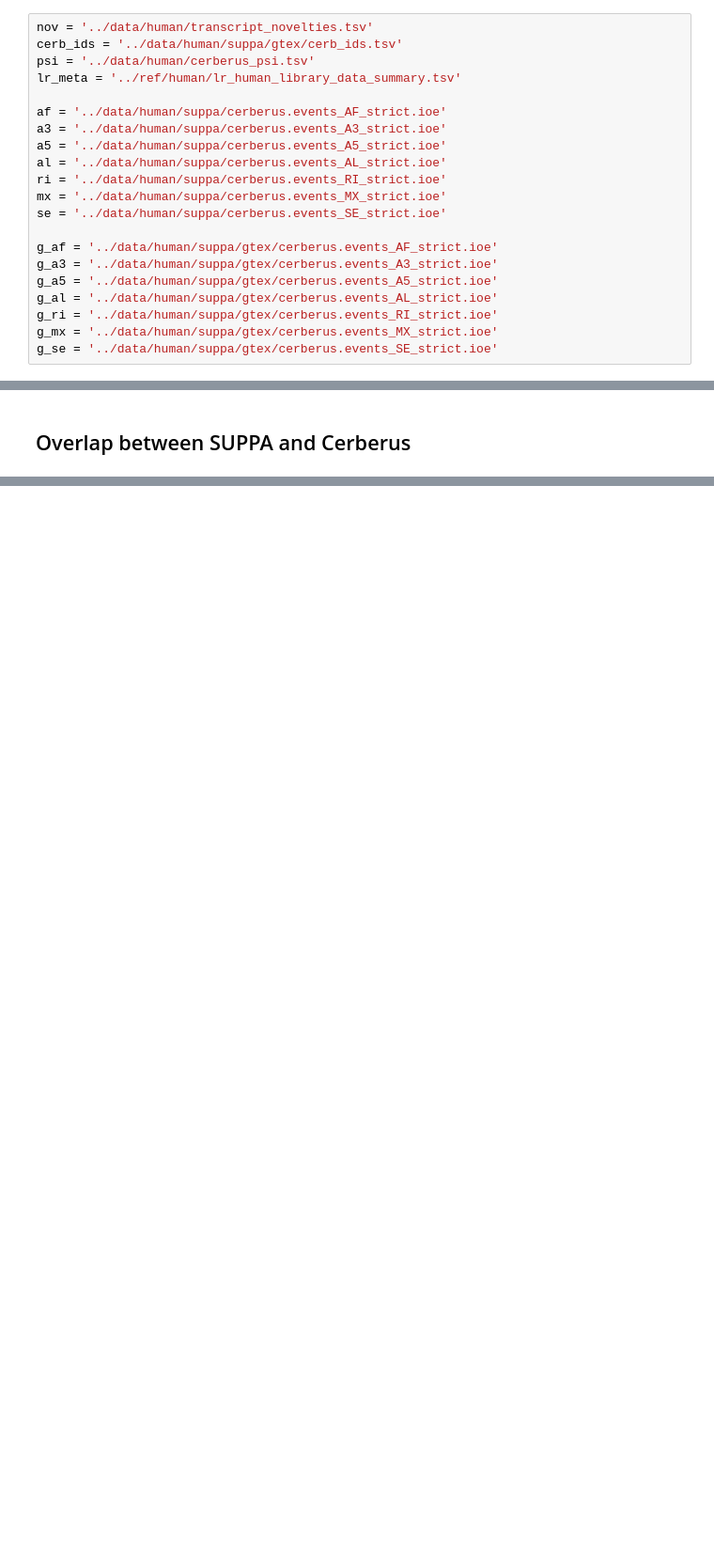
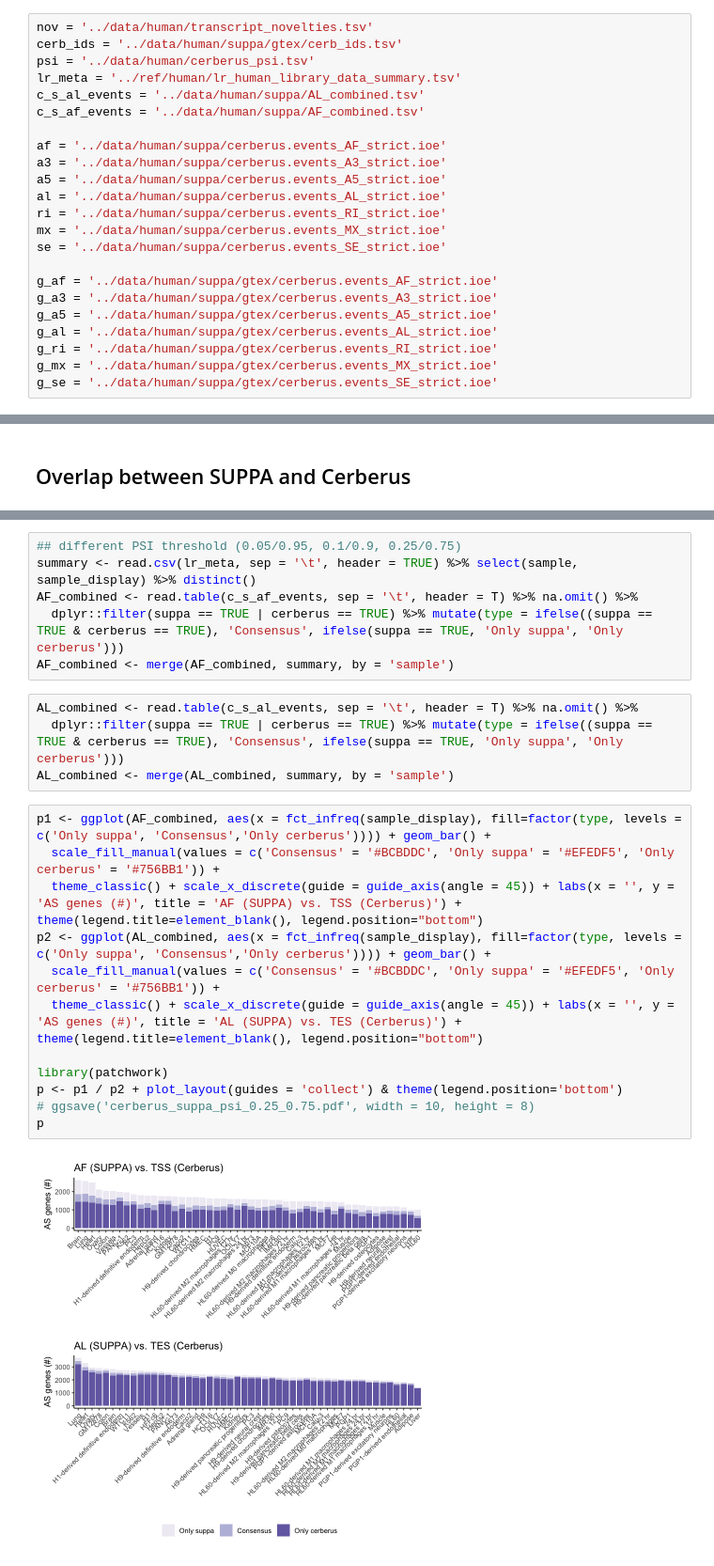
Before and after one commit to fairliereese/paper_rnawg, a Jupyter notebook: figures/figS8/figS8.ipynb, the cells around one changed output, grey strips where cells are left out. Shown at 94% size. Drawn from its saved outputs; the diff is of its cells as text; blank space fills up the shorter version.

```diff
--- a/figures/figS8/figS8.ipynb
+++ b/figures/figS8/figS8.ipynb
@@ -11,6 +23,8 @@ nov = '../data/human/transcript_novelties.tsv'
 cerb_ids = '../data/human/suppa/gtex/cerb_ids.tsv'
 psi = '../data/human/cerberus_psi.tsv'
 lr_meta = '../ref/human/lr_human_library_data_summary.tsv'
+c_s_al_events = '../data/human/suppa/AL_combined.tsv'
+c_s_af_events = '../data/human/suppa/AF_combined.tsv'
 
 af = '../data/human/suppa/cerberus.events_AF_strict.ioe'
 a3 = '../data/human/suppa/cerberus.events_A3_strict.ioe'
@@ -239,0 +265,24 @@ ggsave('sankey_plot.pdf', p, width = 16, height = 8)
+# %%
+## different PSI threshold (0.05/0.95, 0.1/0.9, 0.25/0.75)
+summary <- read.csv(lr_meta, sep = '\t', header = TRUE) %>% select(sample, sample_display) %>% distinct()
+AF_combined <- read.table(c_s_af_events, sep = '\t', header = T) %>% na.omit() %>%
+  dplyr::filter(suppa == TRUE | cerberus == TRUE) %>% mutate(type = ifelse((suppa == TRUE & cerberus == TRUE), 'Consensus', ifelse(suppa == TRUE, 'Only suppa', 'Only cerberus')))
+AF_combined <- merge(AF_combined, summary, by = 'sample')
+# %%
+AL_combined <- read.table(c_s_al_events, sep = '\t', header = T) %>% na.omit() %>%
+  dplyr::filter(suppa == TRUE | cerberus == TRUE) %>% mutate(type = ifelse((suppa == TRUE & cerberus == TRUE), 'Consensus', ifelse(suppa == TRUE, 'Only suppa', 'Only cerberus')))
+AL_combined <- merge(AL_combined, summary, by = 'sample')
+# %%
+p1 <- ggplot(AF_combined, aes(x = fct_infreq(sample_display), fill=factor(type, levels = c('Only suppa', 'Consensus','Only cerberus')))) + geom_bar() +
+  scale_fill_manual(values = c('Consensus' = '#BCBDDC', 'Only suppa' = '#EFEDF5', 'Only cerberus' = '#756BB1')) +
+  theme_classic() + scale_x_discrete(guide = guide_axis(angle = 45)) + labs(x = '', y = 'AS genes (#)', title = 'AF (SUPPA) vs. TSS (Cerberus)') + theme(legend.title=element_blank(), legend.position="bottom")
+p2 <- ggplot(AL_combined, aes(x = fct_infreq(sample_display), fill=factor(type, levels = c('Only suppa', 'Consensus','Only cerberus')))) + geom_bar() +
+  scale_fill_manual(values = c('Consensus' = '#BCBDDC', 'Only suppa' = '#EFEDF5', 'Only cerberus' = '#756BB1')) +
+  theme_classic() + scale_x_discrete(guide = guide_axis(angle = 45)) + labs(x = '', y = 'AS genes (#)', title = 'AL (SUPPA) vs. TES (Cerberus)') + theme(legend.title=element_blank(), legend.position="bottom")
+
+library(patchwork)
+p <- p1 / p2 + plot_layout(guides = 'collect') & theme(legend.position='bottom')
+# ggsave('cerberus_suppa_psi_0.25_0.75.pdf', width = 10, height = 8)
+p
+# %% [output]
+[figure, added]
```
Also changed, not shown: parts of 7 cells of this notebook, 7 other files.
